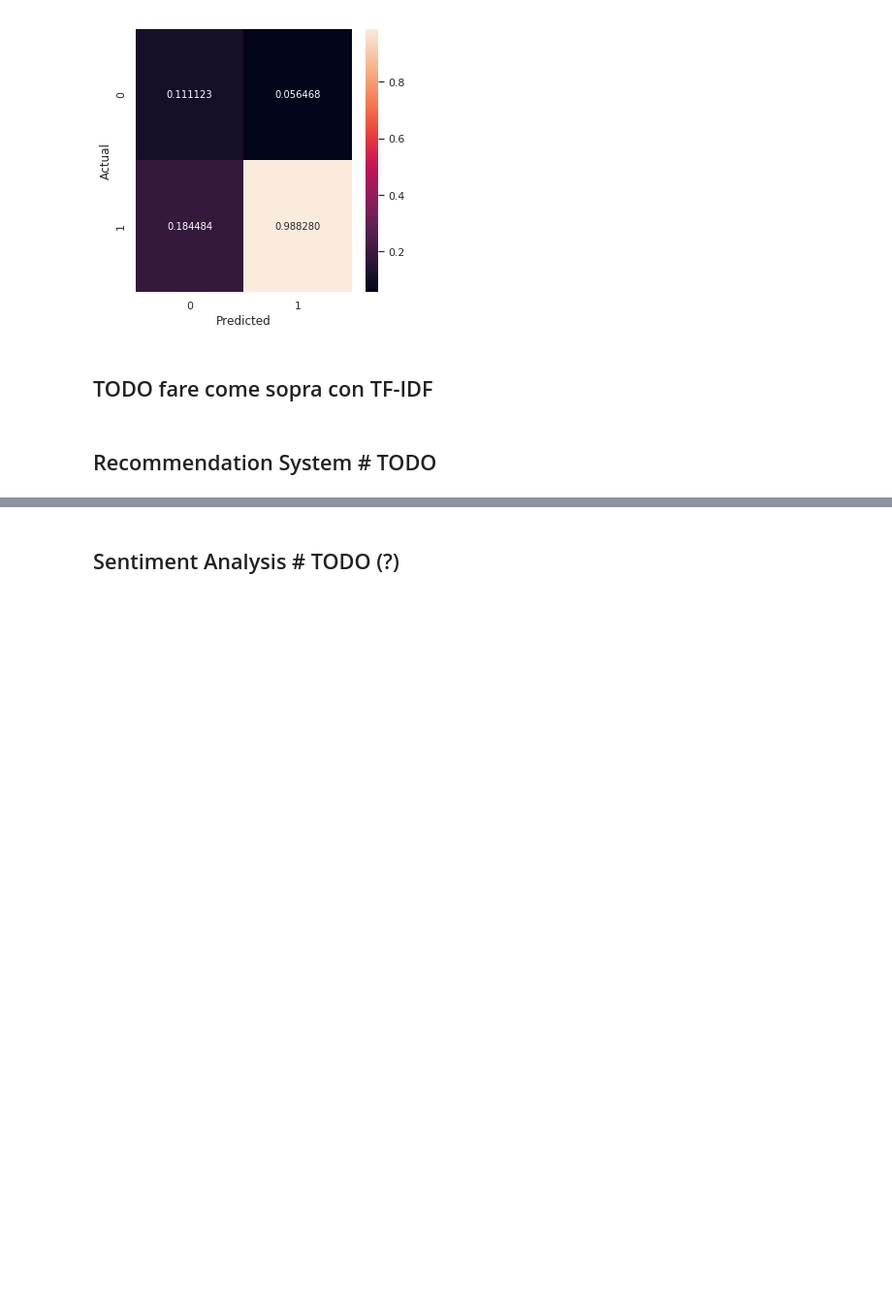
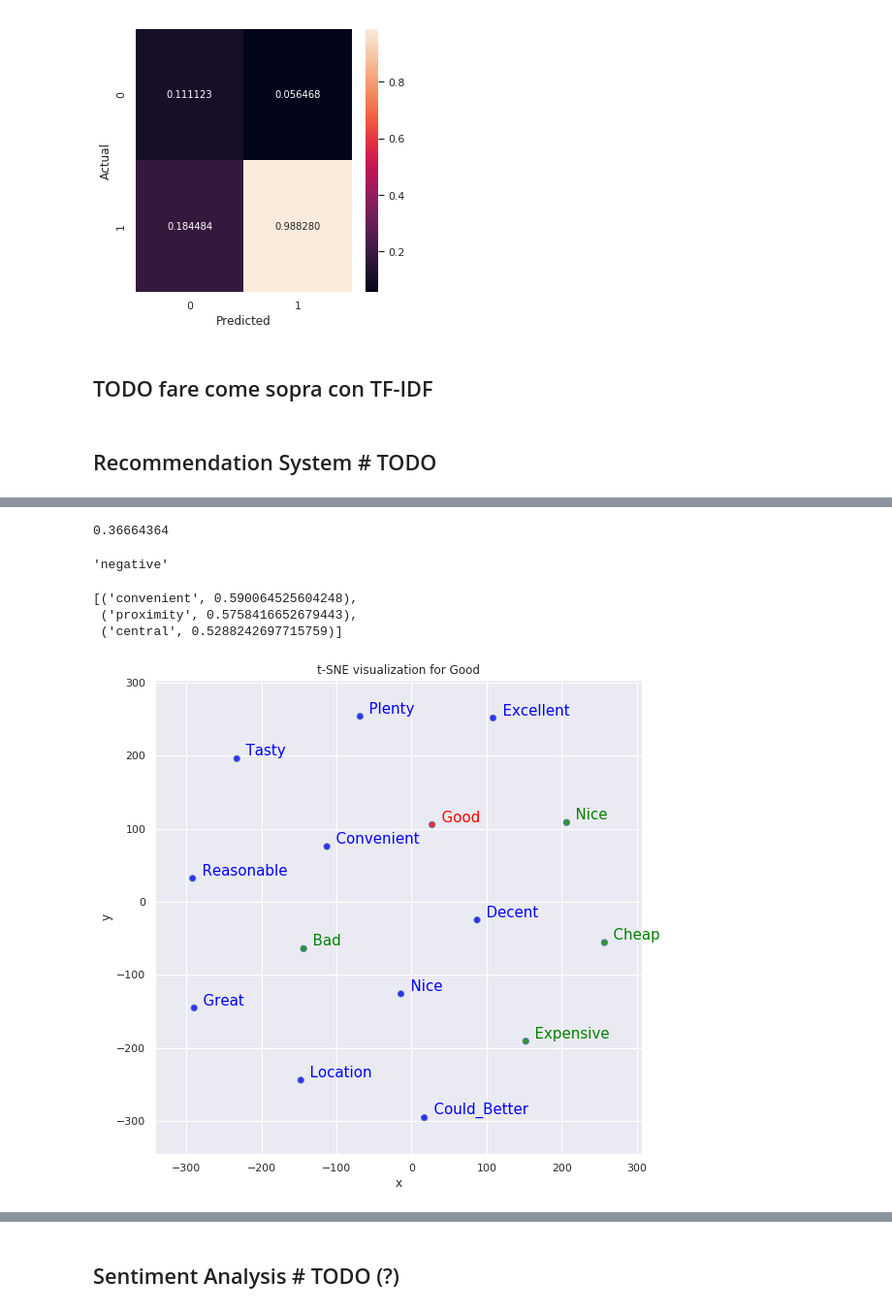
Before and after one commit to LuigiCerone/Hotel-Reviews-Data-Analysis, a Jupyter notebook: Hotel_Reviews_Copia_Lavoro_Giggi.ipynb, the cells around one changed output, grey strips where cells are left out. Shown at 97% size. Cells and saved outputs as stored; diff of their text form; code cells hidden in the pictures; blank space fills up the shorter version.

Commit message:
[add] word vector added, sentiment analysis

```diff
--- a/Hotel_Reviews_Copia_Lavoro_Giggi.ipynb
+++ b/Hotel_Reviews_Copia_Lavoro_Giggi.ipynb
@@ -1124,0 +1166,6 @@ References [gensim](https://www.kaggle.com/pierremegret/gensim-word2vec-tutorial
+# %%
+t = time()
+
+w2v_model.train(sentences, total_examples=w2v_model.corpus_count, epochs=30, report_delay=1)
+
+print('Time to train the model: {} mins'.format(round((time() - t) / 60, 2)))
@@ -1124,0 +1178,2 @@ References [gensim](https://www.kaggle.com/pierremegret/gensim-word2vec-tutorial
+# %%
+w2v_model = Word2Vec.load('w2v_model')
@@ -1124,0 +1225,17 @@ References [gensim](https://www.kaggle.com/pierremegret/gensim-word2vec-tutorial
+# %%
+w2v_model.wv.similarity('expensive','good')
+# %% [output]
+0.36664364
+# %%
+w2v_model.wv.doesnt_match(['nice', 'good', 'negative'])
+# %% [output]
+'negative'
+# %%
+# Which word is to woman as homer is to marge?
+# w2v_model.wv.most_similar(positive=["woman", "homer"], negative=["marge"], topn=3)
+
+w2v_model.wv.most_similar(positive=["good", "location"], negative=["nice"], topn=3)
+# %% [output]
+[('convenient', 0.590064525604248),
+ ('proximity', 0.5758416652679443),
+ ('central', 0.5288242697715759)]
@@ -1124,0 +1318,4 @@ References [gensim](https://www.kaggle.com/pierremegret/gensim-word2vec-tutorial
+# %%
+tsnescatterplot(w2v_model, 'good', ['bad', 'expensive', 'cheap', 'nice'])
+# %% [output]
+[figure, added]
```
Also changed, not shown: parts of 31 cells of this notebook, 1 other file.
